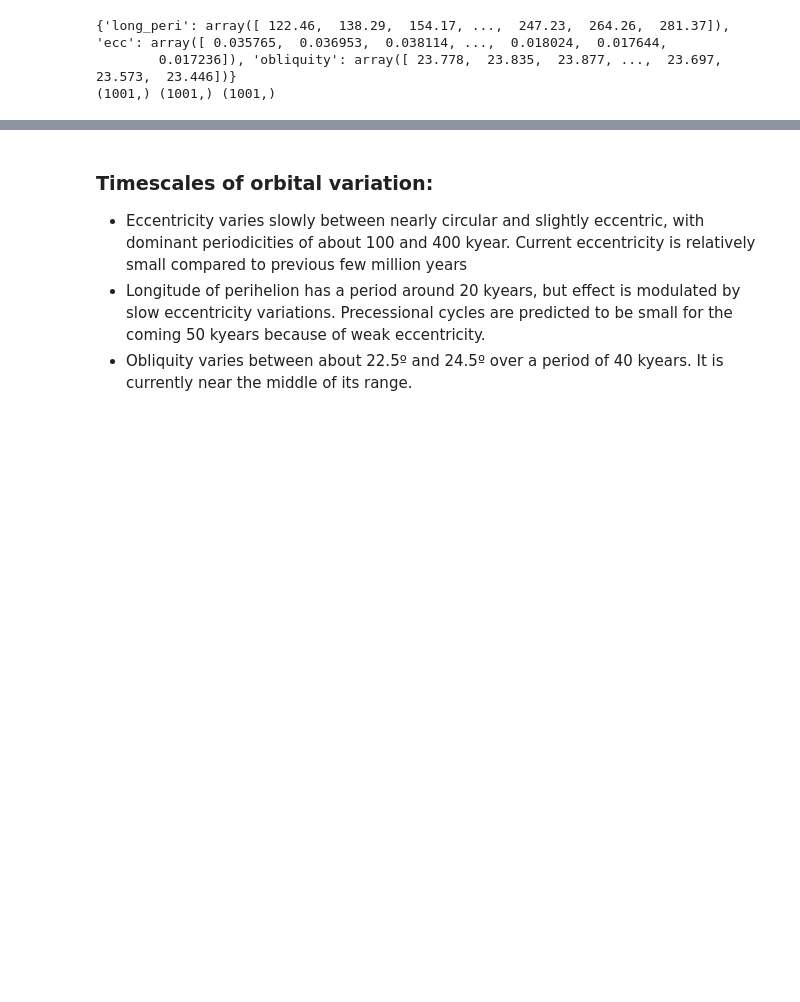
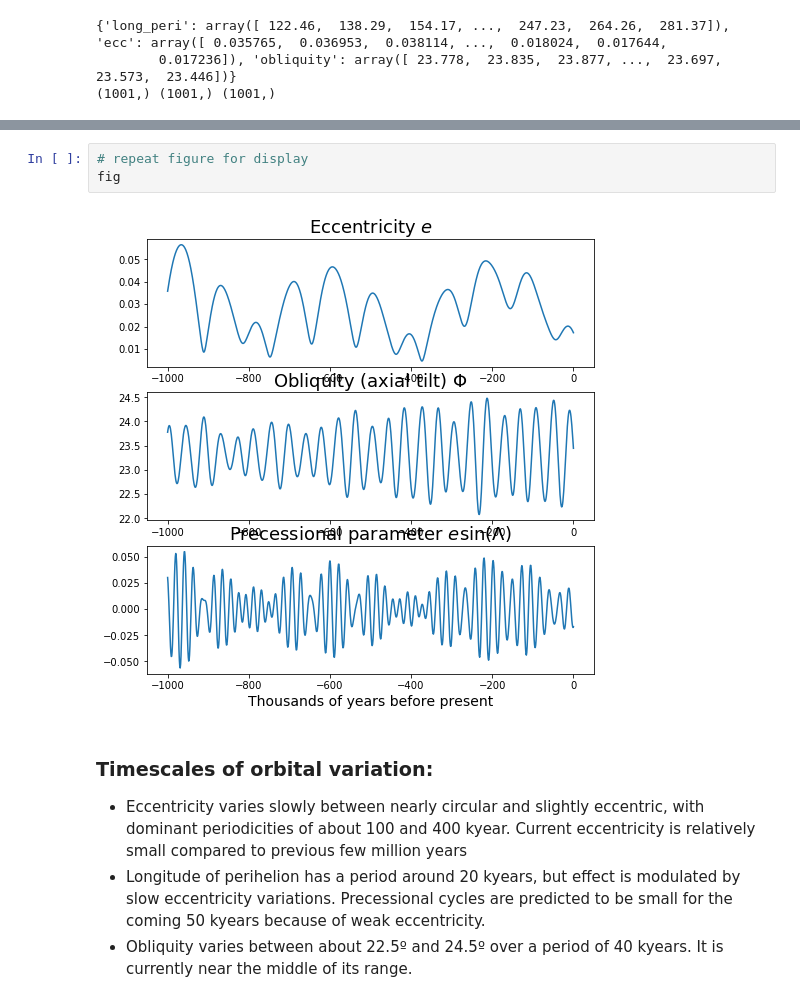
Before and after one commit to brian-rose/ClimateModeling_courseware, a Jupyter notebook: Lectures/Lecture12 -- Orbital variations.ipynb, the cells around one changed output, grey strips where cells are left out. Saved outputs shown, nothing was run; the diff lists cells and outputs as text; blank space fills up the shorter version.

```diff
--- a/Lectures/Lecture12 -- Orbital variations.ipynb
+++ b/Lectures/Lecture12 -- Orbital variations.ipynb
@@ -277,3 +289,8 @@ ax3.set_title('Obliquity (axial tilt) $\Phi$', fontsize=18 )
+# %%
+# repeat figure for display
+fig
+# %% [output]
+[figure, added]
 # %% [markdown]
 ### Timescales of orbital variation:
 
```
Also changed, not shown: parts of 39 cells of this notebook, 1 other file.
